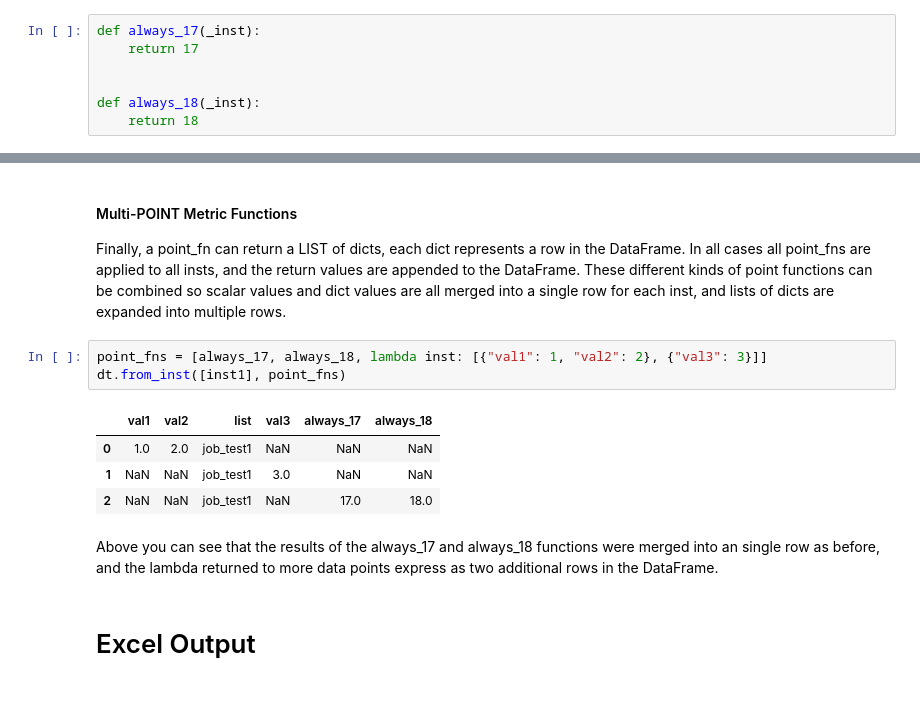
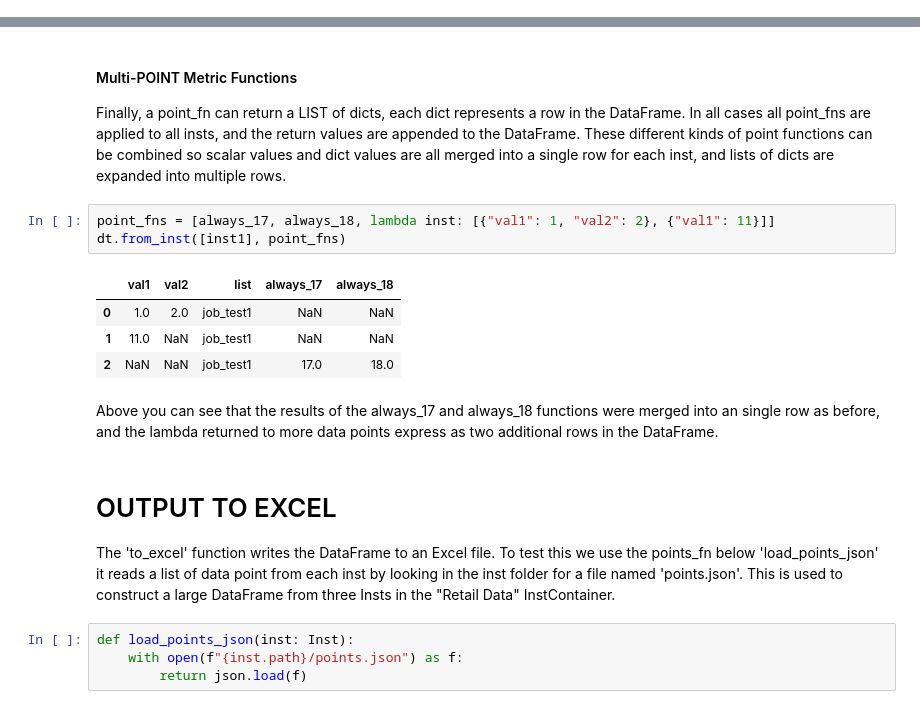
Before and after one commit to oblinger/dvc-dat, a Jupyter notebook: examples/dat_tools_examples.ipynb, the cells around one changed output, grey strips where cells are left out. Cells and saved outputs as stored; diff of their text form.

```diff
--- a/examples/dat_tools_examples.ipynb
+++ b/examples/dat_tools_examples.ipynb
@@ -61,10 +66,3 @@ inst2 = Inst(spec=spec2, path=TMP_PATH2)
-# %%
-def always_17(_inst):
-    return 17
-
-
-def always_18(_inst):
-    return 18
 # %% [markdown]
 .
 
@@ -114,14 +113,20 @@ dt.from_inst([inst1, inst2], point_fns=fns)
 #### Multi-POINT Metric Functions
 Finally, a point_fn can return a LIST of dicts, each dict represents a row in the DataFrame.  In all cases all point_fns are applied to all insts, and the return values are appended to the DataFrame.  These different kinds of point functions can be combined so scalar values and dict values are all merged into a single row for each inst, and lists of dicts are expanded into multiple rows.
 # %%
-point_fns = [always_17, always_18, lambda inst: [{"val1": 1, "val2": 2}, {"val3": 3}]]
+point_fns = [always_17, always_18, lambda inst: [{"val1": 1, "val2": 2}, {"val1": 11}]]
 dt.from_inst([inst1], point_fns)
 # %% [output]
-|  | val1 | val2 | list | val3 | always_17 | always_18 |
-| 0 | 1.0 | 2.0 | job_test1 | NaN | NaN | NaN |
-| 1 | NaN | NaN | job_test1 | 3.0 | NaN | NaN |
-| 2 | NaN | NaN | job_test1 | NaN | 17.0 | 18.0 |
+|  | val1 | val2 | list | always_17 | always_18 |
+| 0 | 1.0 | 2.0 | job_test1 | NaN | NaN |
+| 1 | 11.0 | NaN | job_test1 | NaN | NaN |
+| 2 | NaN | NaN | job_test1 | 17.0 | 18.0 |
 # %% [markdown]
 Above you can see that the results of the always_17 and always_18 functions were merged into an single row as before, and the lambda returned to more data points express as two additional rows in the DataFrame.
-# %% [markdown]
-# Excel Output
+# %% [markdown]
+# OUTPUT TO EXCEL
+The 'to_excel' function writes the DataFrame to an Excel file.
+To test this we use the points_fn below 'load_points_json' it reads a list of data point from each inst by looking in the inst folder for a file named 'points.json'.  This is used to construct a large DataFrame from three Insts in the "Retail Data" InstContainer.
+# %%
+def load_points_json(inst: Inst):
+    with open(f"{inst.path}/points.json") as f:
+        return json.load(f)
```
Also changed, not shown: parts of 18 cells of this notebook, 20 other files.
